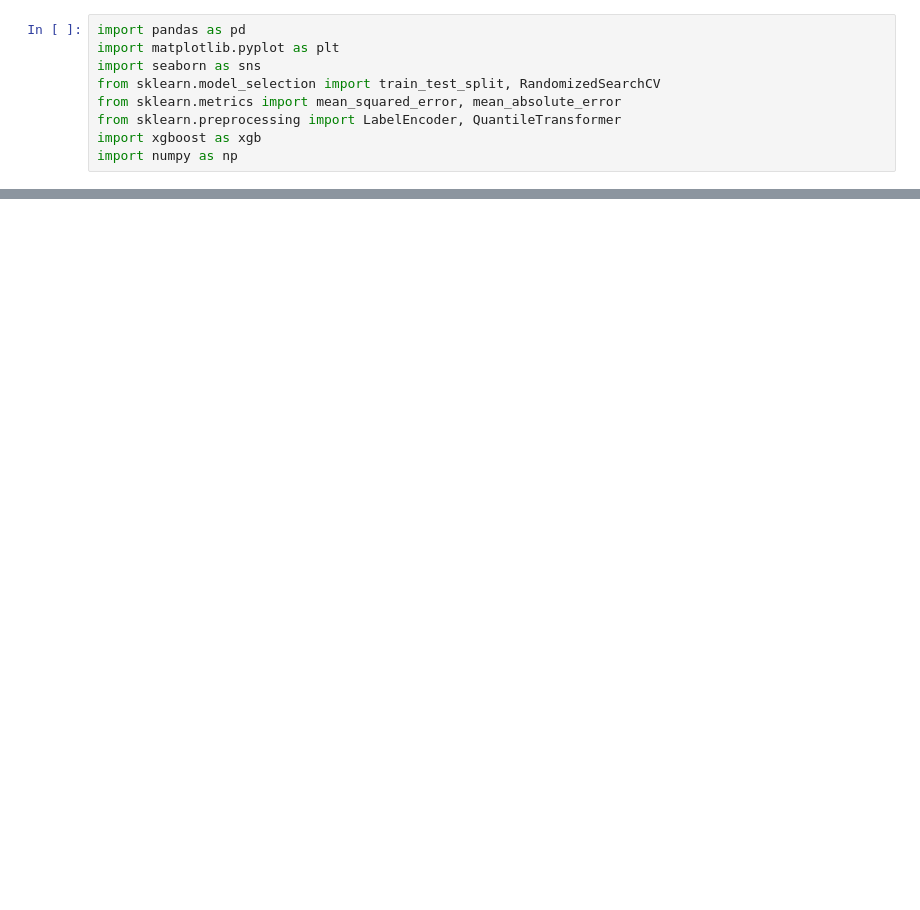
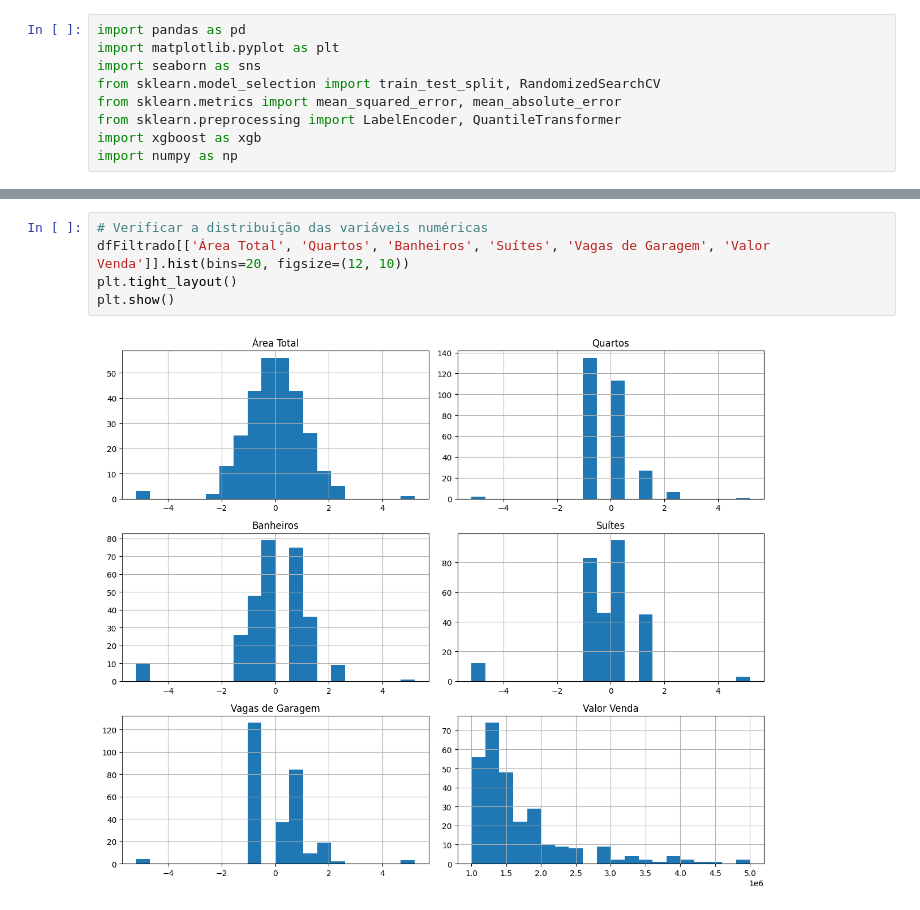
Before and after one commit to NathanAtaliba/C318_Project, a Jupyter notebook: 1000M-5000M.ipynb, the cells around one changed output, grey strips where cells are left out. Saved outputs shown, nothing was run; the diff lists cells and outputs as text; blank space fills up the shorter version.

```diff
--- a/1000M-5000M.ipynb
+++ b/1000M-5000M.ipynb
@@ -62,0 +79,7 @@ NameError: name 'pd' is not defined
+# %%
+# Verificar a distribuição das variáveis numéricas
+dfFiltrado[['Área Total', 'Quartos', 'Banheiros', 'Suítes', 'Vagas de Garagem', 'Valor Venda']].hist(bins=20, figsize=(12, 10))
+plt.tight_layout()
+plt.show()
+# %% [output]
+[figure, added]
```
Also changed, not shown: parts of 7 cells of this notebook.
